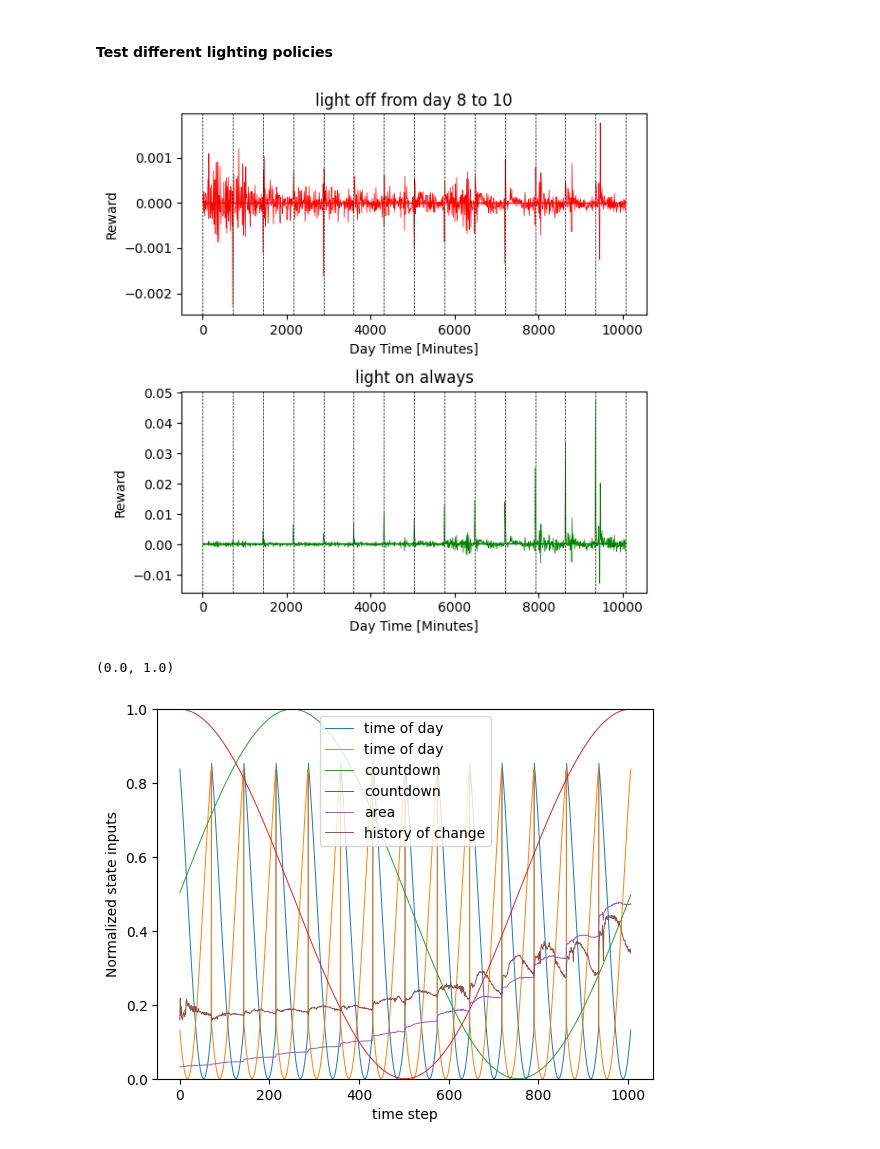
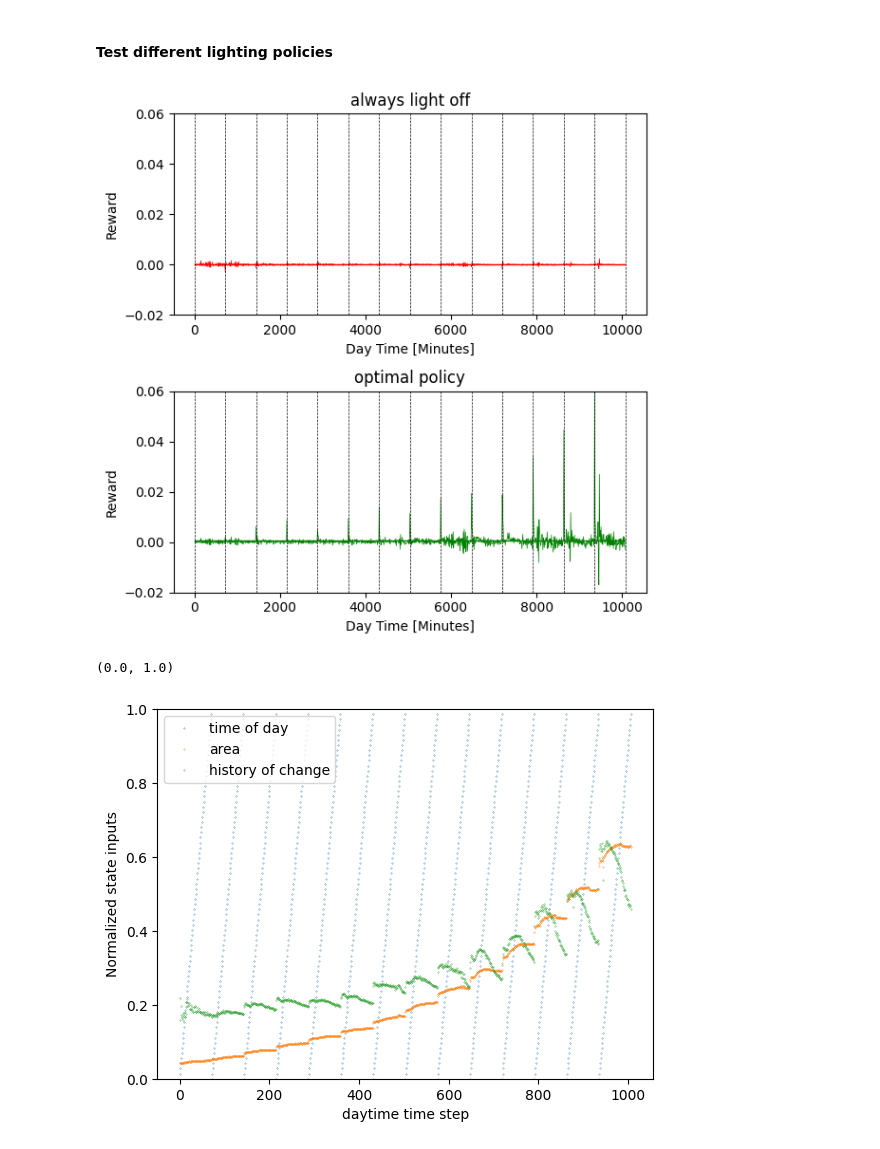
Before and after one commit to steventango/plant-rl, a Jupyter notebook: analysis/test_MultiPlantSim.ipynb, the cells around one changed output. Cells and saved outputs as stored; diff of their text form; code cells hidden in the pictures.

```diff
--- a/analysis/test_MultiPlantSim.ipynb
+++ b/analysis/test_MultiPlantSim.ipynb
@@ -14,7 +14,7 @@ WARNING:2025-03-18 16:49:18,612:jax._src.xla_bridge:987: An NVIDIA GPU may be pr
 #### Test different lighting policies
 # %%
 COLORS = ['r', 'g']
-LABELS = ['light off from day 8 to 10', 'light on always']
+LABELS = ['always light off', 'optimal policy']
 fig, ax = plt.subplots(2, 1, figsize=(6,6))
 
 policy1 = np.zeros(env.terminal_step)
@@ -32,15 +32,13 @@ for i in range(2):
         R.append(reward)
         State.append(env.current_state)
 
-    window_size = 1
-    R = np.convolve(R, np.ones(window_size)/window_size, mode='valid')
-
     # Plot reward history
     ax[i].plot(np.arange(1, len(R)+1)*env.interval/60, R, color=COLORS[i], linewidth=0.5)
     ax[i].plot(np.arange(1, len(R)+1)*env.interval/60, np.ones(len(R))*np.mean(R), color=COLORS[i], linewidth=1)
     ax[i].set_title(LABELS[i])
     ax[i].set_xlabel('Day Time [Minutes]')
     ax[i].set_ylabel('Reward')
+    ax[i].set_ylim(-0.02, 0.06)
 
 for i in range(int(len(R)/env.steps_per_day)+2):
     ax[0].axvline(x = env.steps_per_day*i*env.interval/60, color='k', linestyle='--', linewidth=0.5)
@@ -48,14 +46,14 @@ for i in range(int(len(R)/env.steps_per_day)+2):
 
 fig.tight_layout()
 # %% [output]
-[figure, old version]
+[figure, new version]
 # %%
 State = np.array(State)
-plt.plot(State[:,:], linewidth=0.7, label=['time of day', 'time of day','countdown','countdown','area','history of change'])
+plt.plot(State[:,:], '.', markersize=0.5, label=['time of day','area','history of change'])
 plt.ylabel('Normalized state inputs')
-plt.xlabel('time step')
+plt.xlabel('daytime time step')
 plt.legend()
 plt.ylim([0,1])
 # %% [output]
 (0.0, 1.0)
-[figure, old version]
+[figure, new version]
```
Also changed, not shown: parts of 3 cells of this notebook, 8 other files.
